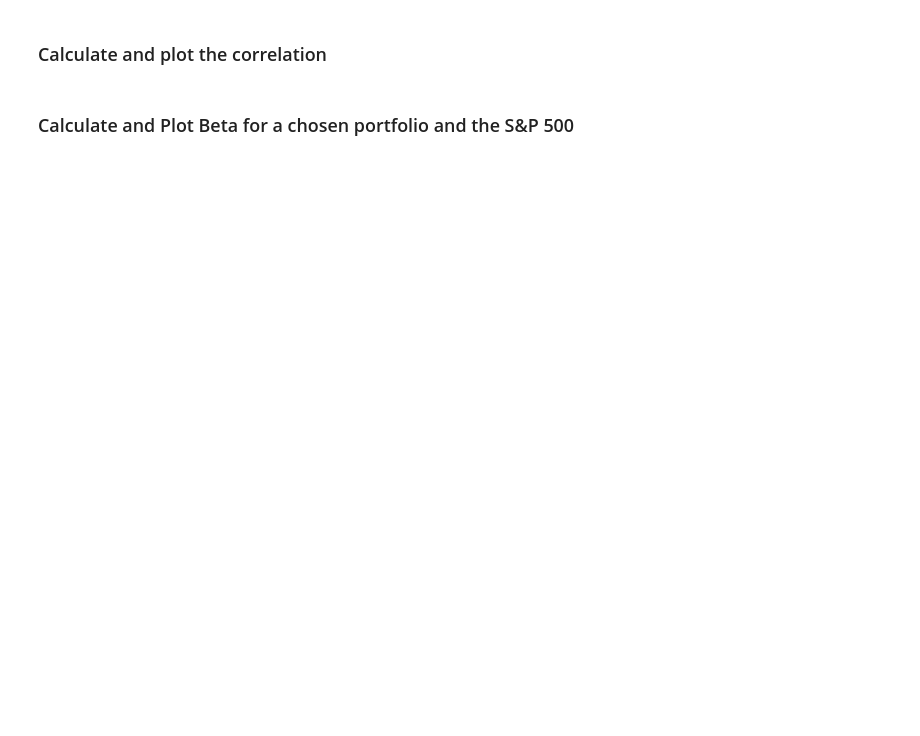
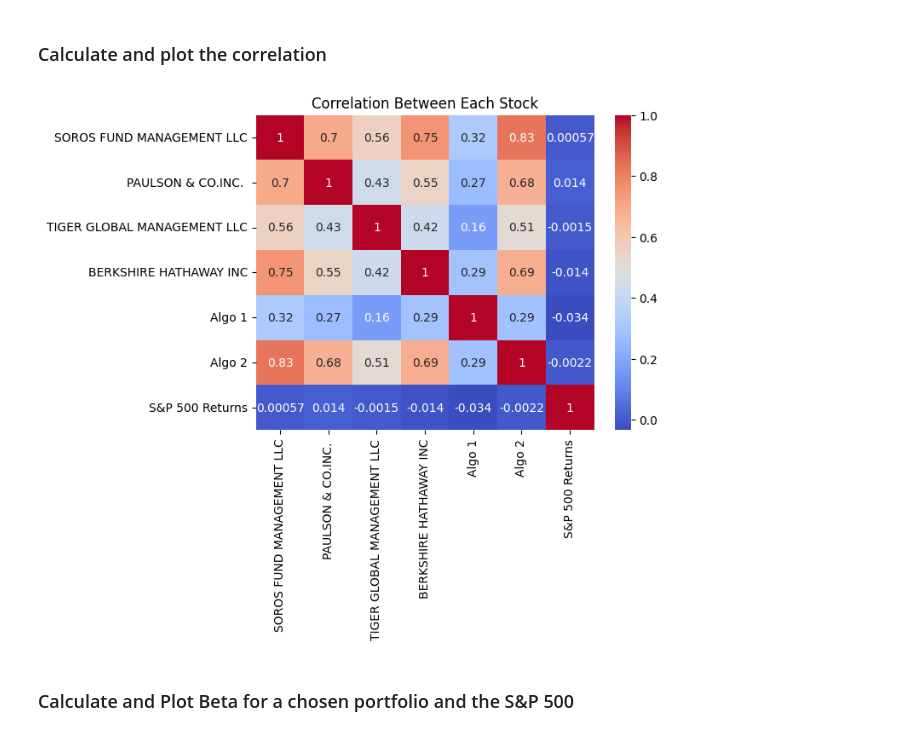
Before and after one commit to makeitouthill/analysis-notebook, a Jupyter notebook: whale_analysis.ipynb, the cells around one changed output. Saved outputs shown, nothing was run; the diff lists cells and outputs as text; code cells hidden in the pictures; blank space fills up the shorter version.

```diff
--- a/whale_analysis.ipynb
+++ b/whale_analysis.ipynb
@@ -286,8 +293,13 @@ Risk changes over time. Analyze the rolling statistics for Risk and Beta.
 ### Calculate and plot the correlation
 # %%
 # Calculate the correlation
-
+correlation = combined_df.corr()
 # Display de correlation matrix
+sns.heatmap(correlation, annot=True, cmap='coolwarm')
+plt.title("Correlation Between Each Stock")
+plt.show()
+# %% [output]
+[figure, added]
 # %% [markdown]
 ### Calculate and Plot Beta for a chosen portfolio and the S&P 500
 # %%
```
Also changed, not shown: parts of 9 cells of this notebook.
